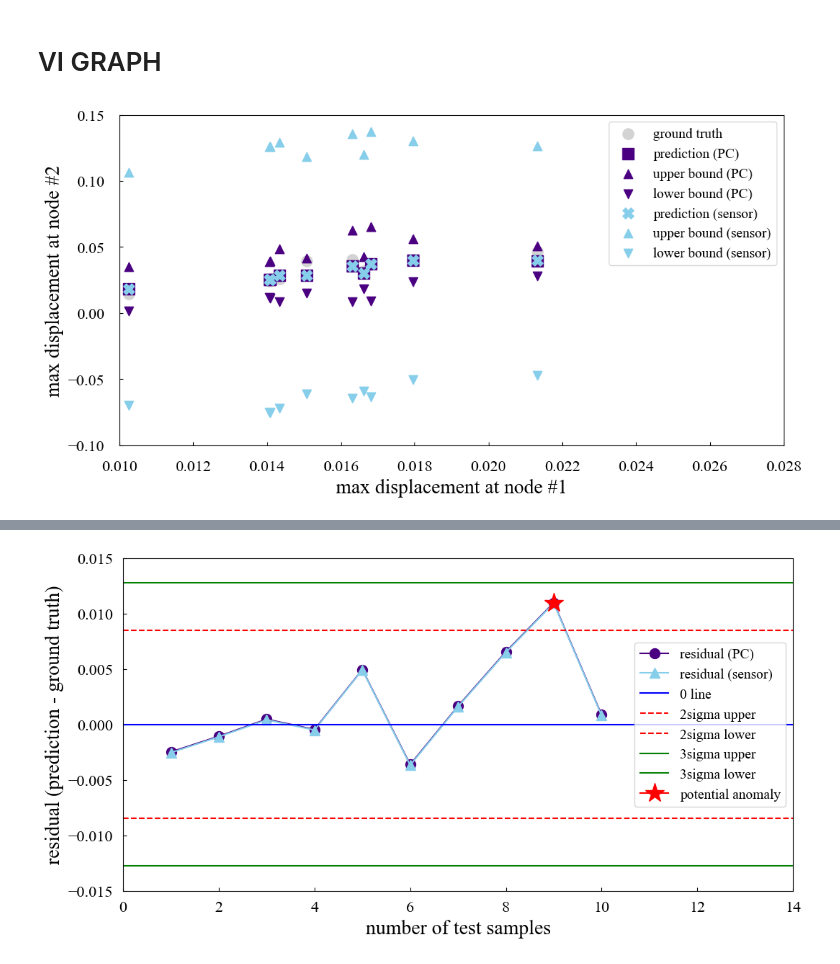
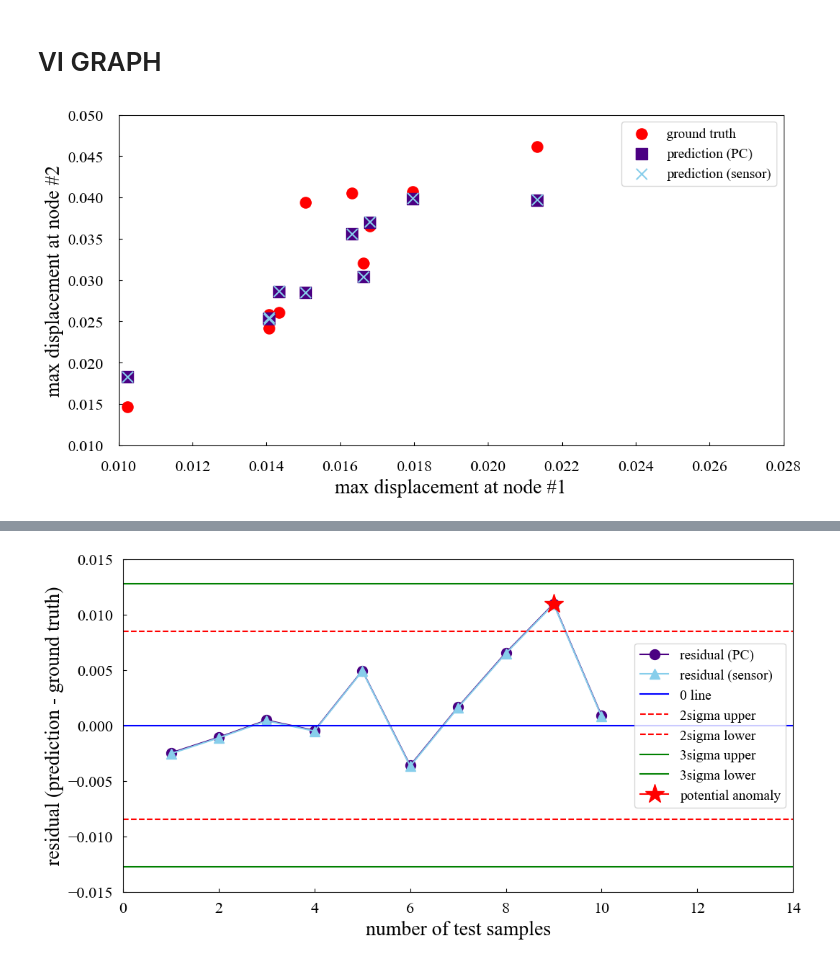
Before and after one commit to Shuaiwen-Cui/GPR-SPC, a Jupyter notebook: GraphMaking/DataManipulation/Graph.ipynb, the cells around one changed output, grey strips where cells are left out. Drawn from its saved outputs; the diff is of its cells as text; code cells hidden in the pictures.

```diff
--- a/GraphMaking/DataManipulation/Graph.ipynb
+++ b/GraphMaking/DataManipulation/Graph.ipynb
@@ -719,45 +719,45 @@ ax_gpr.tick_params(axis='both', direction='in', pad=15)
 
 # plot the data
 ## ground truth
-ax_gpr.scatter(PRED_IN[:,1], PRED_GT[:,0], marker='o', color='lightgray', label='ground truth', s=120)
+ax_gpr.scatter(PRED_IN[:,1], PRED_GT[:,0], marker='o', color='red', label='ground truth', s=120)
 
 ## predicted data - PC
 ax_gpr.scatter(PRED_IN[:,1], PRED_OUT[:,0], marker='s', color='indigo', label='prediction (PC)', s=120)
 
-## upper bound - PC
-ax_gpr.scatter(PRED_IN[:,1], PRED_OUT_UB[:,0], marker='^', color='indigo', label='upper bound (PC)', s=80)
+# ## upper bound - PC
+# ax_gpr.scatter(PRED_IN[:,1], PRED_OUT_UB[:,0], marker='^', color='indigo', label='upper bound (PC)', s=80)
 
-## lower bound - PC
-ax_gpr.scatter(PRED_IN[:,1], PRED_OUT_LB[:,0], marker='v', color='indigo', label='lower bound (PC)', s=80)
+# ## lower bound - PC
+# ax_gpr.scatter(PRED_IN[:,1], PRED_OUT_LB[:,0], marker='v', color='indigo', label='lower bound (PC)', s=80)
 
 ## predicted data - sensor
-ax_gpr.scatter(PRED_IN[:,1], y_testpred, marker='X', color='skyblue', label='prediction (sensor)', s=120)
+ax_gpr.scatter(PRED_IN[:,1], y_testpred, marker='x', color='skyblue', label='prediction (sensor)', s=120)
 
-## upper bound - sensor
-ax_gpr.scatter(PRED_IN[:,1], y_testpred_ub, marker='^', color='skyblue', label='upper bound (sensor)', s=80)
+# ## upper bound - sensor
+# ax_gpr.scatter(PRED_IN[:,1], y_testpred_ub, marker='^', color='skyblue', label='upper bound (sensor)', s=80)
 
-## lower bound - sensor
-ax_gpr.scatter(PRED_IN[:,1], y_testpred_lb, marker='v', color='skyblue', label='lower bound (sensor)', s=80)
+# ## lower bound - sensor
+# ax_gpr.scatter(PRED_IN[:,1], y_testpred_lb, marker='v', color='skyblue', label='lower bound (sensor)', s=80)
 
 # axes limits
 ax_gpr.set_xlim(0.01, 0.028)
-ax_gpr.set_ylim(-0.10, 0.15)
+ax_gpr.set_ylim(0.01, 0.05)
 
 # titles and axis labels
 ax_gpr.set_xlabel('max displacement at node #1', fontsize=20)
 ax_gpr.set_ylabel('max displacement at node #2', fontsize=20)
 # ax_gpr.set_title('comparison - PC vs Sensor Data')
 
 # legend
 plt.legend(loc='best', fontsize=14)
 
 # 显示图像
 plt.show()
 
 # save as png
 fig_gpr.savefig('comparison_PC_vs_sensor_data.png', dpi=300, bbox_inches='tight')
 # %% [output]
-[figure, old version]
+[figure, new version]
 # %%
 # SPC data
 
```
Also changed, not shown: 2 other files.
